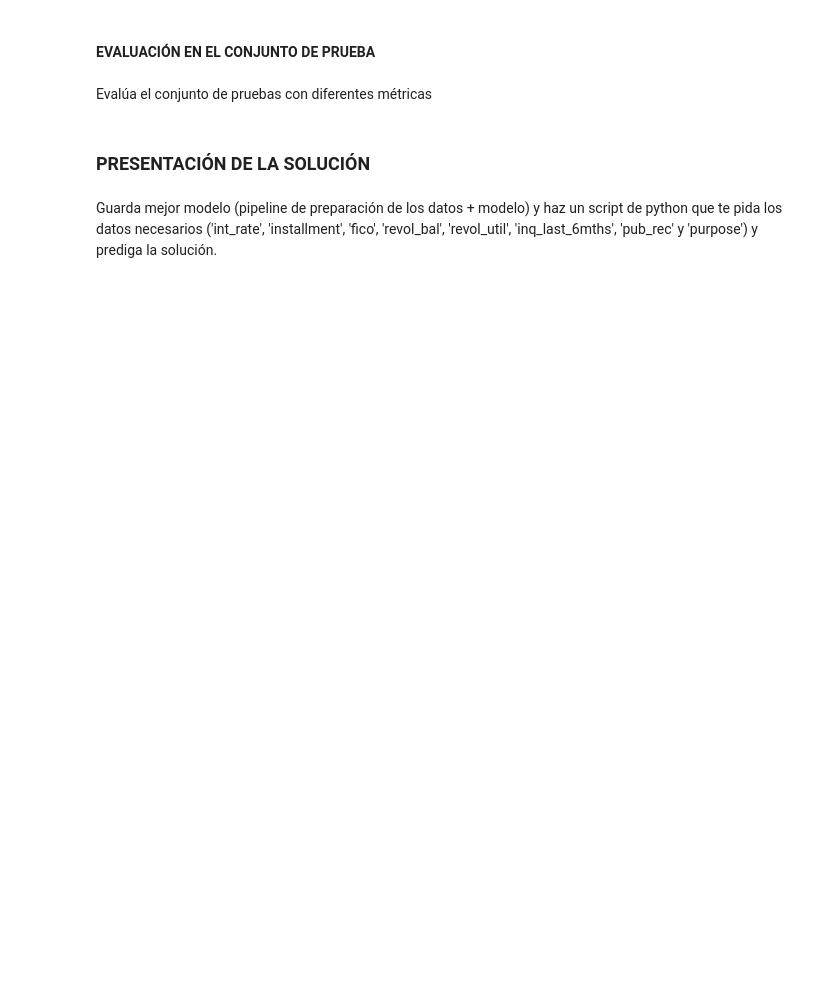
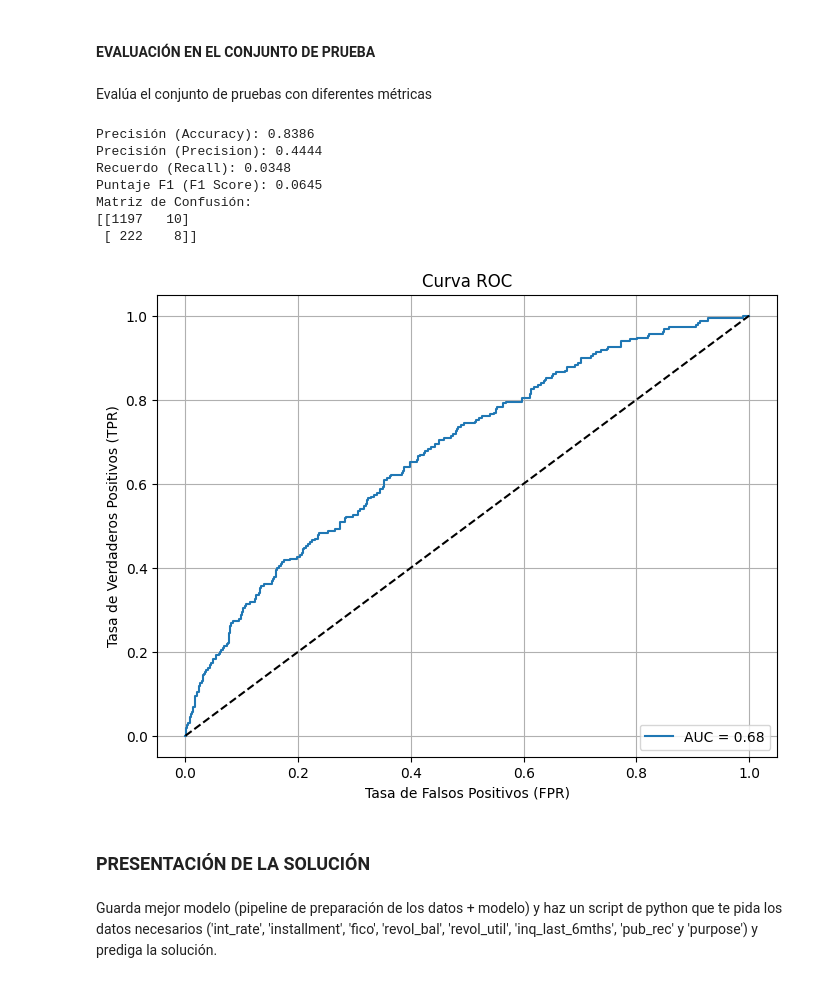
Before and after one commit to Guifora/IABD, a Jupyter notebook: IA/Clasificacion/2_8Ejercicios.ipynb, the cells around one changed output. Drawn from its saved outputs; the diff is of its cells as text; code cells hidden in the pictures; blank space fills up the shorter version.

Commit message:
clase

```diff
--- a/IA/Clasificacion/2_8Ejercicios.ipynb
+++ b/IA/Clasificacion/2_8Ejercicios.ipynb
@@ -577,6 +702,55 @@ Usa búsqueda exhaustiva o búsqueda aleatoria para optimizar el mejor modelo de
 #### EVALUACIÓN EN EL CONJUNTO DE PRUEBA
 # %% [markdown]
 Evalúa el conjunto de pruebas con diferentes métricas
+# %%
+# Predecir sobre el conjunto de pruebas
+y_pred = grid_search.best_estimator_.predict(X_test)
+
+# Calcular las métricas
+accuracy = accuracy_score(y_test, y_pred)
+precision = precision_score(y_test, y_pred)
+recall = recall_score(y_test, y_pred)
+f1 = f1_score(y_test, y_pred)
+
+# Mostrar los resultados
+print(f"Precisión (Accuracy): {accuracy:.4f}")
+print(f"Precisión (Precision): {precision:.4f}")
+print(f"Recuerdo (Recall): {recall:.4f}")
+print(f"Puntaje F1 (F1 Score): {f1:.4f}")
+
+# Matriz de confusión
+cm = confusion_matrix(y_test, y_pred)
+print(f"Matriz de Confusión:\n{cm}")
+
+# Calcular las probabilidades para las clases
+y_prob = grid_search.best_estimator_.predict_proba(X_test)[:, 1]  # Probabilidades de la clase positiva (1)
+
+# Calcular la curva ROC
+fpr, tpr, thresholds = roc_curve(y_test, y_prob)
+
+# Calcular el AUC
+roc_auc = auc(fpr, tpr)
+
+
+# Graficar la Curva ROC
+plt.figure(figsize=(8, 6))
+plt.plot(fpr, tpr, label=f'AUC = {roc_auc:.2f}')
+plt.plot([0, 1], [0, 1], 'k--')  # Línea diagonal (sin discriminación)
+plt.title('Curva ROC')
+plt.xlabel('Tasa de Falsos Positivos (FPR)')
+plt.ylabel('Tasa de Verdaderos Positivos (TPR)')
+plt.legend(loc='lower right')
+plt.grid(True)
+plt.show()
+# %% [output]
+Precisión (Accuracy): 0.8386
+Precisión (Precision): 0.4444
+Recuerdo (Recall): 0.0348
+Puntaje F1 (F1 Score): 0.0645
+Matriz de Confusión:
+[[1197   10]
+ [ 222    8]]
+[figure, added]
 # %% [markdown]
 ### PRESENTACIÓN DE LA SOLUCIÓN
 # %% [markdown]
```
Also changed, not shown: parts of 29 cells of this notebook, 3 other files.
